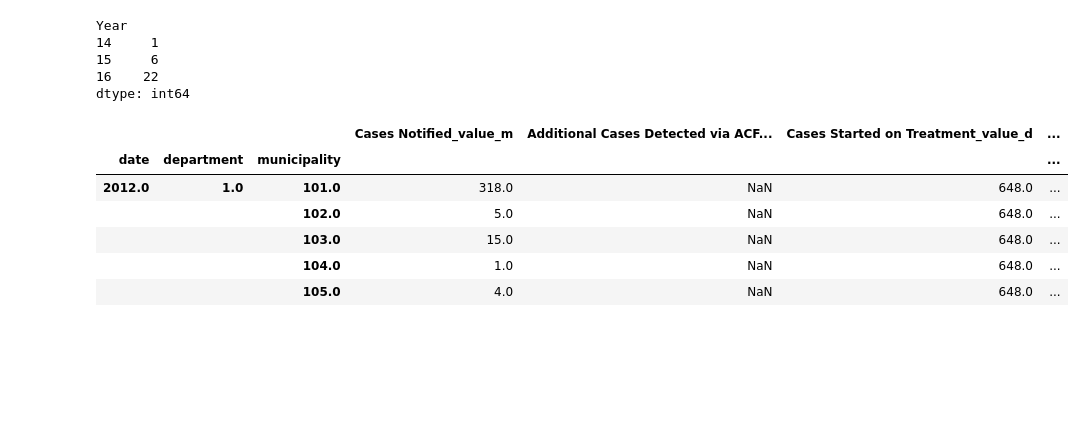
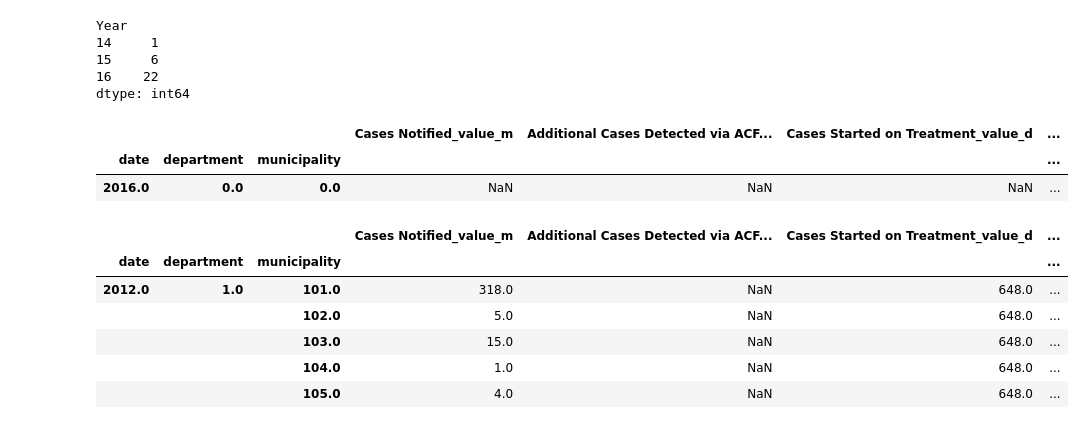
Before and after one commit to Guitlle/gf, a Jupyter notebook: impact_evaluation/gtm/pre_data_preparation.ipynb, the cells around one changed output. Drawn from its saved outputs; the diff is of its cells as text; code cells hidden in the pictures; blank space fills up the shorter version.

```diff
--- a/impact_evaluation/gtm/pre_data_preparation.ipynb
+++ b/impact_evaluation/gtm/pre_data_preparation.ipynb
@@ -144,8 +164,10 @@ pplcases.head()
 | 3 | 2014 | 601 | 1 |
 | 4 | 2014 | 901 | 4 |
 # %%
-pplcases = pplcases.assign(department = lambda x : np.floor(x.municode/100)).assign(municode = lambda y: y.municode.astype(int)).rename(columns=\
-{"n": "Cases Notified in Prisons_value", "YEAR": "date", "municode": "municipality"}).set_index(["date", "department", "municipality"])
+pplcases = pplcases.assign(department = lambda x : np.floor(x.municipio/100))\
+.assign(municode = lambda y: y.municipio.astype(int)).rename(columns=\
+{"n": "Cases Notified in Prisons_value", "YEAR": "date", "municode": "municipality"})\
+.set_index(["date", "department", "municipality"])
 # %%
 pplcases = pplcases.reindex(casesNotif.index)
 # %%
@@ -290,6 +312,12 @@ outputs = pd.merge(casesNotif, acfcases, left_index=True, right_index=True, how=
             .merge(hivcases, left_index=True, right_index=True, how="outer")\
             .merge(mdrcases, left_index=True, right_index=True, how="outer")\
             .merge(mdrtx, left_index=True, right_index=True, how="outer")\
+# %%
+outputs[outputs.index.get_level_values("municipality") == 0]
+# %% [output]
+|  |  |  | Cases Notified_value_m | Additional Cases Detected via ACF... | Cases Started on Treatment_value_d | ... |
+| date | department | municipality |  |  |  | ... |
+| 2016.0 | 0.0 | 0.0 | NaN | NaN | NaN | ... |
 # %%
 outputs.head()
 # %% [output]
```
Also changed, not shown: parts of 6 cells of this notebook.
